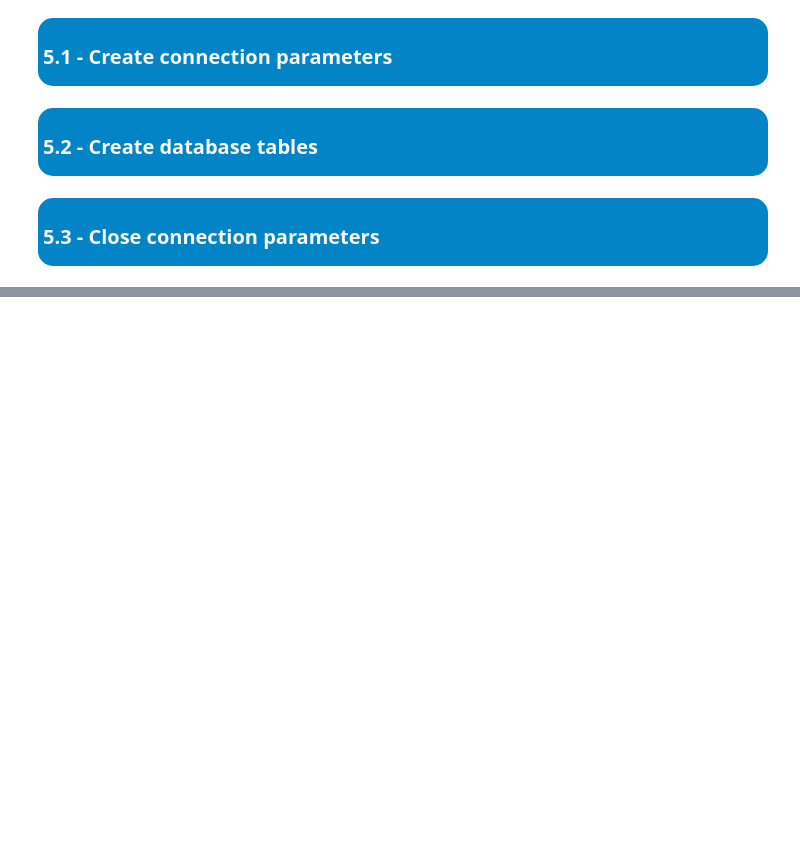
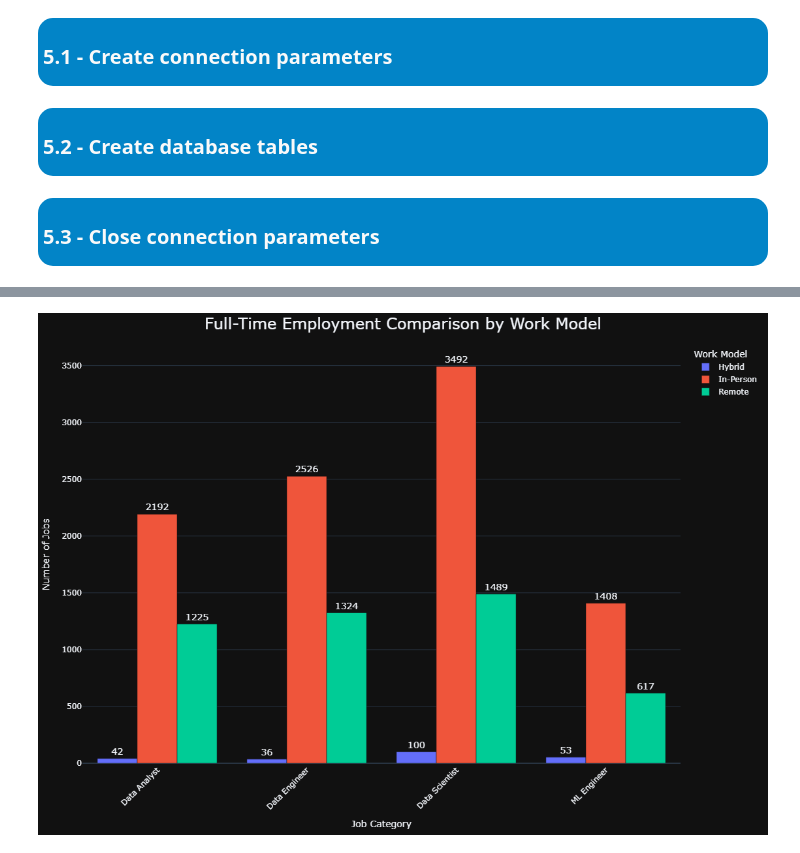
Before and after one commit to Bruno-RW/data-science-salaries, a Jupyter notebook: dataScienceSalaries-FILTER.ipynb, the cells around one changed output, grey strips where cells are left out. Cells and saved outputs as stored; diff of their text form; code cells hidden in the pictures; blank space fills up the shorter version.

```diff
--- a/dataScienceSalaries-FILTER.ipynb
+++ b/dataScienceSalaries-FILTER.ipynb
@@ -1003,0 +1155,41 @@ cnxn.close()
+# %%
+# Prepare data: Filter only 'full-time' employment type and group by job category and work model
+job_data_full_time = (
+    dfSalaries[dfSalaries['employment_type'] == 'Full-Time']
+    .groupby(['job_category', 'employment_model'])
+    .size()
+    .reset_index(name='count')
+)
+
+# Create the clustered bar chart
+fig = px.bar(
+    job_data_full_time,
+    x='job_category',
+    y='count',
+    color='employment_model',
+    barmode='group',
+    title='Full-Time Employment Comparison by Work Model',
+    labels={'count': 'Number of Jobs', 'job_category': 'Job Category'},
+    width=1000, height=800,
+    template='plotly_dark'
+)
+
+# Update layout for better spacing and alignment
+fig.update_layout(
+    title=dict(x=0.5, font_size=24),
+    xaxis_tickangle=-45,
+    legend_title='Work Model',
+    margin=dict(l=50, r=50, t=50, b=100)
+)
+
+# Display job counts on top of the bars
+fig.update_traces(
+    texttemplate='%{y}',
+    textposition='outside',
+    textfont_size=14
+)
+
+# Display the chart
+fig.show()
+# %% [output]
+[figure, added]
```
Also changed, not shown: parts of 9 cells of this notebook.
